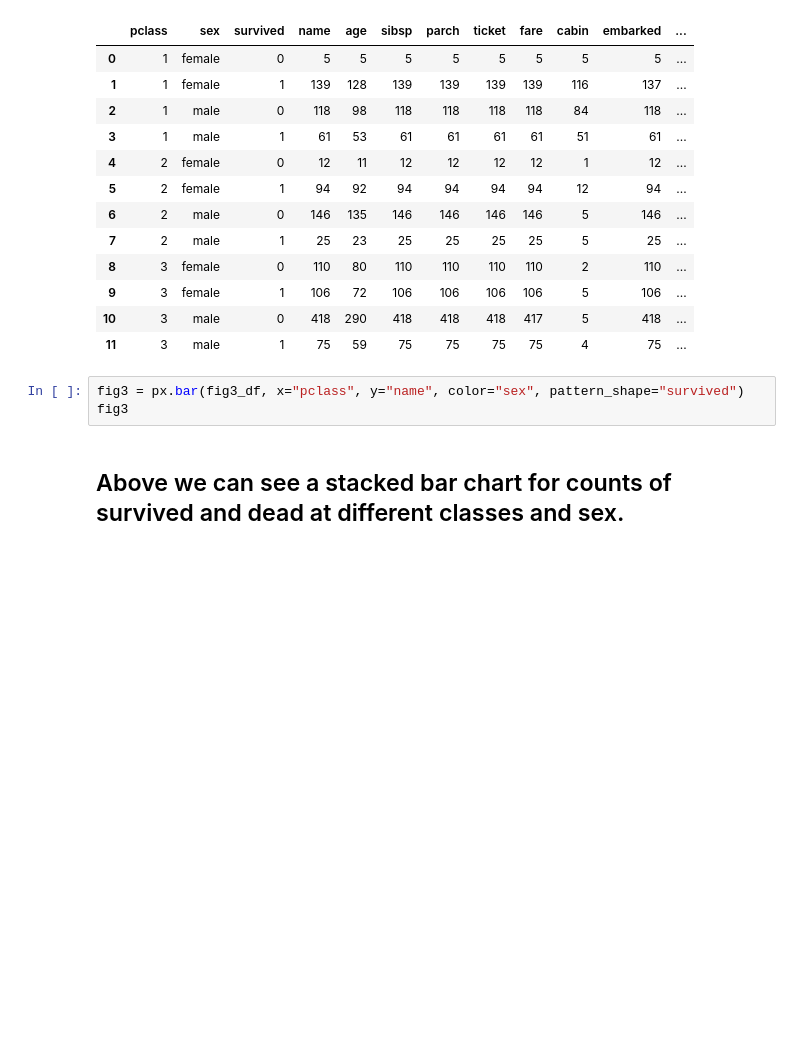
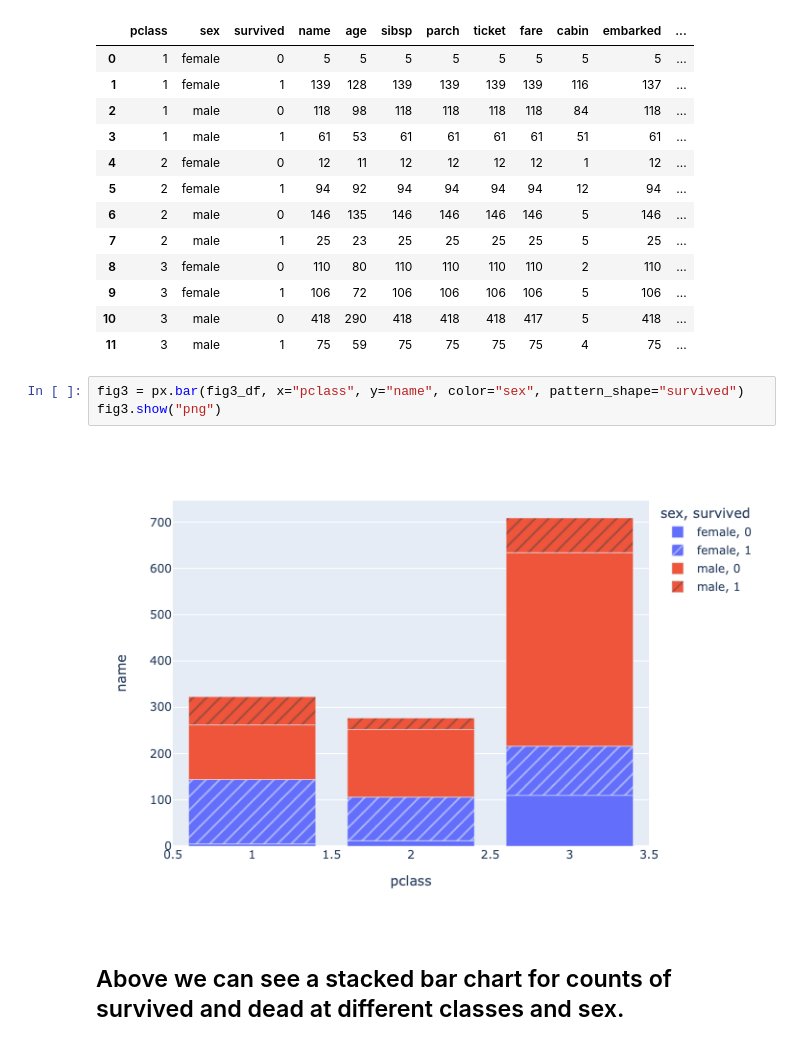
Before and after one commit to jevoigt/CSC-405-605_Fall-2021_Assignment, a Jupyter notebook: Assignment 4/src/Assignment4.ipynb, the cells around one changed output. Saved outputs shown, nothing was run; the diff lists cells and outputs as text; blank space fills up the shorter version.

```diff
--- a/Assignment 4/src/Assignment4.ipynb
+++ b/Assignment 4/src/Assignment4.ipynb
@@ -74,7 +78,9 @@ fig3_df
 | 11 | 3 | male | 1 | 75 | 59 | 75 | 75 | 75 | 75 | 4 | 75 | ... |
 # %%
 fig3 = px.bar(fig3_df, x="pclass", y="name", color="sex", pattern_shape="survived")
-fig3
+fig3.show("png")
+# %% [output]
+[figure, added]
 # %% [markdown]
 ## Above we can see a stacked bar chart for counts of survived and dead at different classes and sex.
 # %%
```
Also changed, not shown: parts of 6 cells of this notebook.
